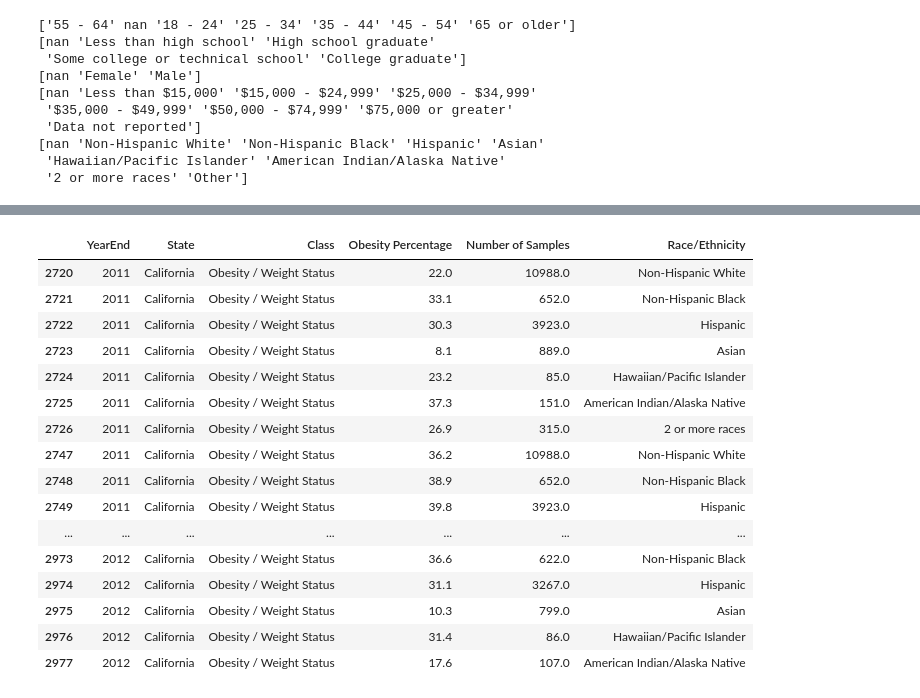
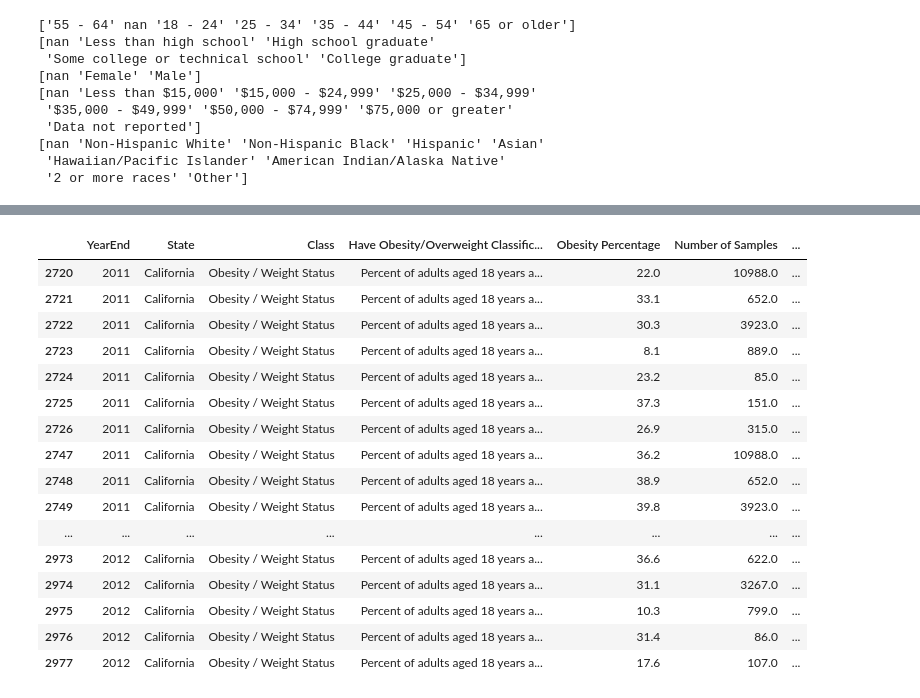
Before and after one commit to improvbutterfly/Fast-Food-Analysis-California, a Jupyter notebook: Analysis/Socioeconomic Status Data Cleaning.ipynb, the cells around one changed output, grey strips where cells are left out. Saved outputs shown, nothing was run; the diff lists cells and outputs as text; code cells hidden in the pictures.

```diff
--- a/Analysis/Socioeconomic Status Data Cleaning.ipynb
+++ b/Analysis/Socioeconomic Status Data Cleaning.ipynb
@@ -24,9 +24,13 @@ california_data = raw_socioeconomic_data_df.loc[((raw_socioeconomic_data_df["Loc
 california_data = california_data.rename({"LocationAbbr":"State (Abbreviation)",
                         "LocationDesc":"State",
                         "Datasource":"Source",
+                        "Question":"Have Obesity/Overweight Classification",
                         "Data_Value":"Obesity Percentage",
                         "Sample_Size":"Number of Samples",
                         "Education":"Level of Education"
                        }, axis='columns')
+
+california_data.loc[("have obesity" in string for string in california_data["Have Obesity/Overweight Classification"].astype("string")), "Have Obesity/Overweight Classification"] = "obesity"
+
 california_data
 # %% [output]
@@ -44,6 +48,6 @@ california_data
 | 50528 | 2016 | 2016 | CA | California | Behavioral Risk Factor Surveillan... | Obesity / Weight Status | Obesity / Weight Status | Percent of adults aged 18 years a... | ... |
 336 rows × 33 columns
 # %%
-california_data = california_data[["YearStart", "YearEnd", "State", "Class", "Obesity Percentage", "Number of Samples", "Age(years)", "Level of Education", "Gender", "Income", "Race/Ethnicity"]]
+california_data = california_data[["YearStart", "YearEnd", "State", "Class","Have Obesity/Overweight Classification", "Obesity Percentage", "Number of Samples", "Age(years)", "Level of Education", "Gender", "Income", "Race/Ethnicity"]]
 california_data
 # %% [output]
@@ -174,23 +178,23 @@ income_data.head(20)
 # %%
 race_ethnicity_data = california_data.dropna(subset = ["Race/Ethnicity"])
-race_ethnicity_data = race_ethnicity_data[["YearEnd", "State", "Class", "Obesity Percentage", "Number of Samples", "Race/Ethnicity"]]
+race_ethnicity_data = race_ethnicity_data[["YearEnd", "State", "Class","Have Obesity/Overweight Classification", "Obesity Percentage", "Number of Samples", "Race/Ethnicity"]]
 race_ethnicity_data = race_ethnicity_data.dropna()
 race_ethnicity_data.head(20)
 # %% [output]
-|  | YearEnd | State | Class | Obesity Percentage | Number of Samples | Race/Ethnicity |
-| 2720 | 2011 | California | Obesity / Weight Status | 22.0 | 10988.0 | Non-Hispanic White |
-| 2721 | 2011 | California | Obesity / Weight Status | 33.1 | 652.0 | Non-Hispanic Black |
-| 2722 | 2011 | California | Obesity / Weight Status | 30.3 | 3923.0 | Hispanic |
-| 2723 | 2011 | California | Obesity / Weight Status | 8.1 | 889.0 | Asian |
-| 2724 | 2011 | California | Obesity / Weight Status | 23.2 | 85.0 | Hawaiian/Pacific Islander |
-| 2725 | 2011 | California | Obesity / Weight Status | 37.3 | 151.0 | American Indian/Alaska Native |
-| 2726 | 2011 | California | Obesity / Weight Status | 26.9 | 315.0 | 2 or more races |
-| 2747 | 2011 | California | Obesity / Weight Status | 36.2 | 10988.0 | Non-Hispanic White |
-| 2748 | 2011 | California | Obesity / Weight Status | 38.9 | 652.0 | Non-Hispanic Black |
-| 2749 | 2011 | California | Obesity / Weight Status | 39.8 | 3923.0 | Hispanic |
-| ... | ... | ... | ... | ... | ... | ... |
-| 2973 | 2012 | California | Obesity / Weight Status | 36.6 | 622.0 | Non-Hispanic Black |
-| 2974 | 2012 | California | Obesity / Weight Status | 31.1 | 3267.0 | Hispanic |
-| 2975 | 2012 | California | Obesity / Weight Status | 10.3 | 799.0 | Asian |
-| 2976 | 2012 | California | Obesity / Weight Status | 31.4 | 86.0 | Hawaiian/Pacific Islander |
-| 2977 | 2012 | California | Obesity / Weight Status | 17.6 | 107.0 | American Indian/Alaska Native |
+|  | YearEnd | State | Class | Have Obesity/Overweight Classific... | Obesity Percentage | Number of Samples | ... |
+| 2720 | 2011 | California | Obesity / Weight Status | Percent of adults aged 18 years a... | 22.0 | 10988.0 | ... |
+| 2721 | 2011 | California | Obesity / Weight Status | Percent of adults aged 18 years a... | 33.1 | 652.0 | ... |
+| 2722 | 2011 | California | Obesity / Weight Status | Percent of adults aged 18 years a... | 30.3 | 3923.0 | ... |
+| 2723 | 2011 | California | Obesity / Weight Status | Percent of adults aged 18 years a... | 8.1 | 889.0 | ... |
+| 2724 | 2011 | California | Obesity / Weight Status | Percent of adults aged 18 years a... | 23.2 | 85.0 | ... |
+| 2725 | 2011 | California | Obesity / Weight Status | Percent of adults aged 18 years a... | 37.3 | 151.0 | ... |
+| 2726 | 2011 | California | Obesity / Weight Status | Percent of adults aged 18 years a... | 26.9 | 315.0 | ... |
+| 2747 | 2011 | California | Obesity / Weight Status | Percent of adults aged 18 years a... | 36.2 | 10988.0 | ... |
+| 2748 | 2011 | California | Obesity / Weight Status | Percent of adults aged 18 years a... | 38.9 | 652.0 | ... |
+| 2749 | 2011 | California | Obesity / Weight Status | Percent of adults aged 18 years a... | 39.8 | 3923.0 | ... |
+| ... | ... | ... | ... | ... | ... | ... | ... |
+| 2973 | 2012 | California | Obesity / Weight Status | Percent of adults aged 18 years a... | 36.6 | 622.0 | ... |
+| 2974 | 2012 | California | Obesity / Weight Status | Percent of adults aged 18 years a... | 31.1 | 3267.0 | ... |
+| 2975 | 2012 | California | Obesity / Weight Status | Percent of adults aged 18 years a... | 10.3 | 799.0 | ... |
+| 2976 | 2012 | California | Obesity / Weight Status | Percent of adults aged 18 years a... | 31.4 | 86.0 | ... |
+| 2977 | 2012 | California | Obesity / Weight Status | Percent of adults aged 18 years a... | 17.6 | 107.0 | ... |
```
Also changed, not shown: parts of 6 cells of this notebook.
